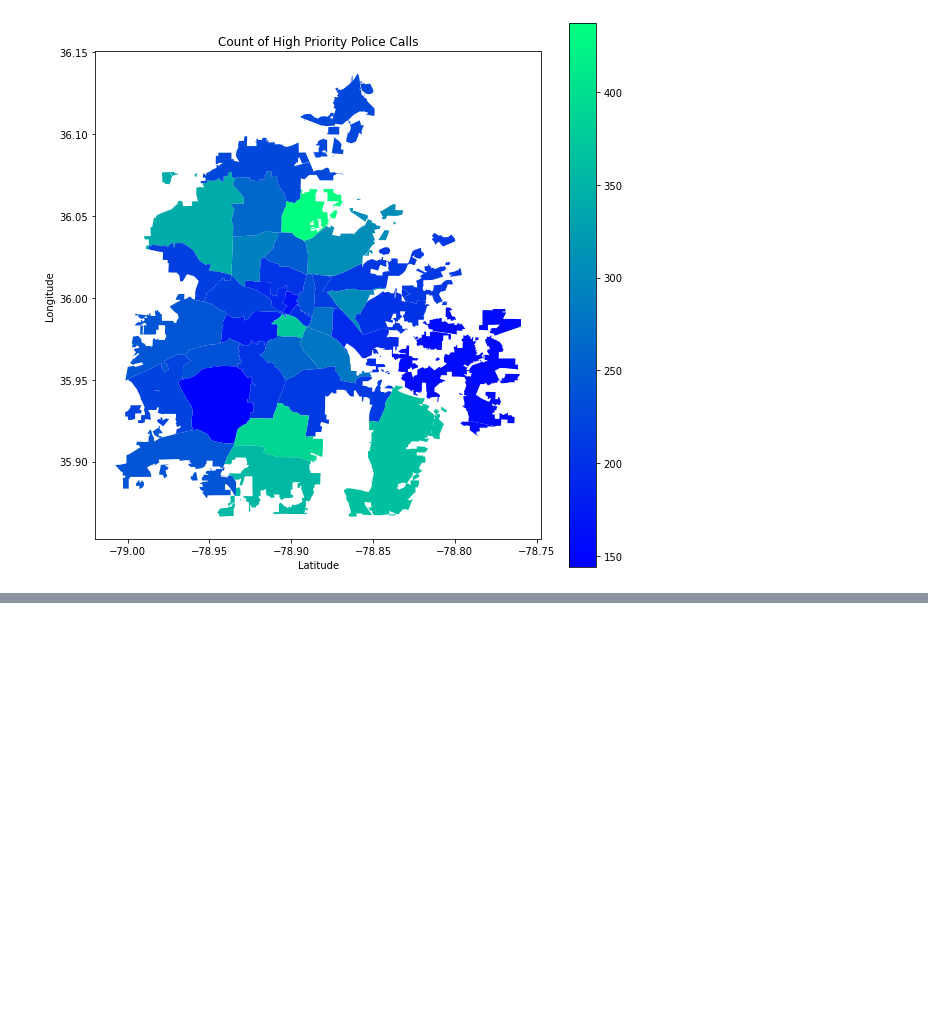
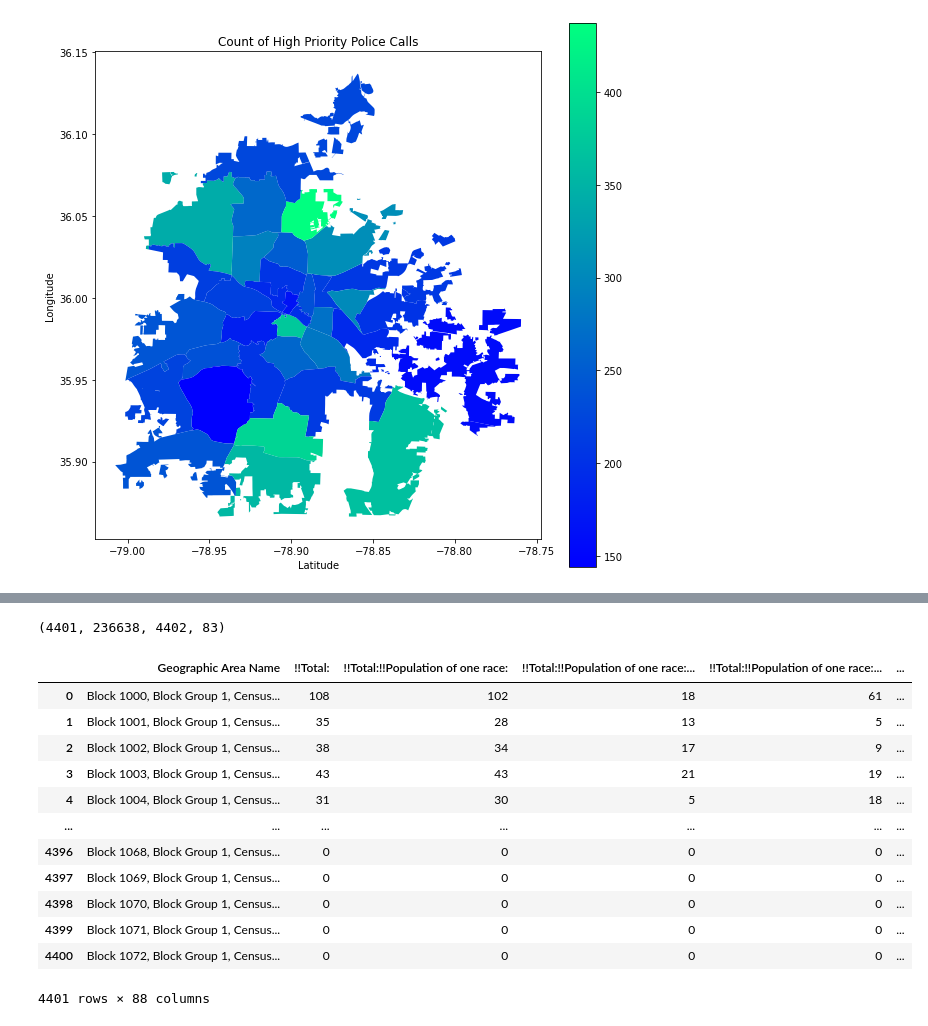
Before and after one commit to sadiesheridan/dataplus-project27-community-safety-durham, a Jupyter notebook: 10_code/EDA.ipynb, the cells around one changed output, grey strips where cells are left out. Drawn from its saved outputs; the diff is of its cells as text; code cells hidden in the pictures; blank space fills up the shorter version.

```diff
--- a/10_code/EDA.ipynb
+++ b/10_code/EDA.ipynb
@@ -594,3 +594,8 @@ plt.ylabel("Longitude")
 plt.show()
 # %% [output]
 [figure]
+# %%
+##Census Data Analysis
+#Load in census data for North Carolina
+ncblockmap = gpd.read_file('/Users/sadiesheridan/Desktop/tl_2021_37_tabblock20/tl_2021_37_tabblock20.shp')
+ncblockmap.head()
@@ -596,0 +633,24 @@ plt.show()
+# %%
+#Filter the block map to only include Durham blocks (63)
+durhamblockmap = ncblockmap[ncblockmap["COUNTYFP20"]=="063"]
+len(durhamblockmap), len(ncblockmap),len(racedata),len(policebeats)
+# %% [output]
+(4401, 236638, 4402, 83)
+# %%
+#Merge the Durham block data with the race data
+durhamracemap = pd.merge(racedata, durhamblockmap, on ='GEOID20')
+durhamracemap
+# %% [output]
+|  | Geographic Area Name | !!Total: | !!Total:!!Population of one race: | !!Total:!!Population of one race:... | !!Total:!!Population of one race:... | ... |
+| 0 | Block 1000, Block Group 1, Census... | 108 | 102 | 18 | 61 | ... |
+| 1 | Block 1001, Block Group 1, Census... | 35 | 28 | 13 | 5 | ... |
+| 2 | Block 1002, Block Group 1, Census... | 38 | 34 | 17 | 9 | ... |
+| 3 | Block 1003, Block Group 1, Census... | 43 | 43 | 21 | 19 | ... |
+| 4 | Block 1004, Block Group 1, Census... | 31 | 30 | 5 | 18 | ... |
+| ... | ... | ... | ... | ... | ... | ... |
+| 4396 | Block 1068, Block Group 1, Census... | 0 | 0 | 0 | 0 | ... |
+| 4397 | Block 1069, Block Group 1, Census... | 0 | 0 | 0 | 0 | ... |
+| 4398 | Block 1070, Block Group 1, Census... | 0 | 0 | 0 | 0 | ... |
+| 4399 | Block 1071, Block Group 1, Census... | 0 | 0 | 0 | 0 | ... |
+| 4400 | Block 1072, Block Group 1, Census... | 0 | 0 | 0 | 0 | ... |
+4401 rows × 88 columns
```
Also changed, not shown: parts of 8 cells of this notebook.
